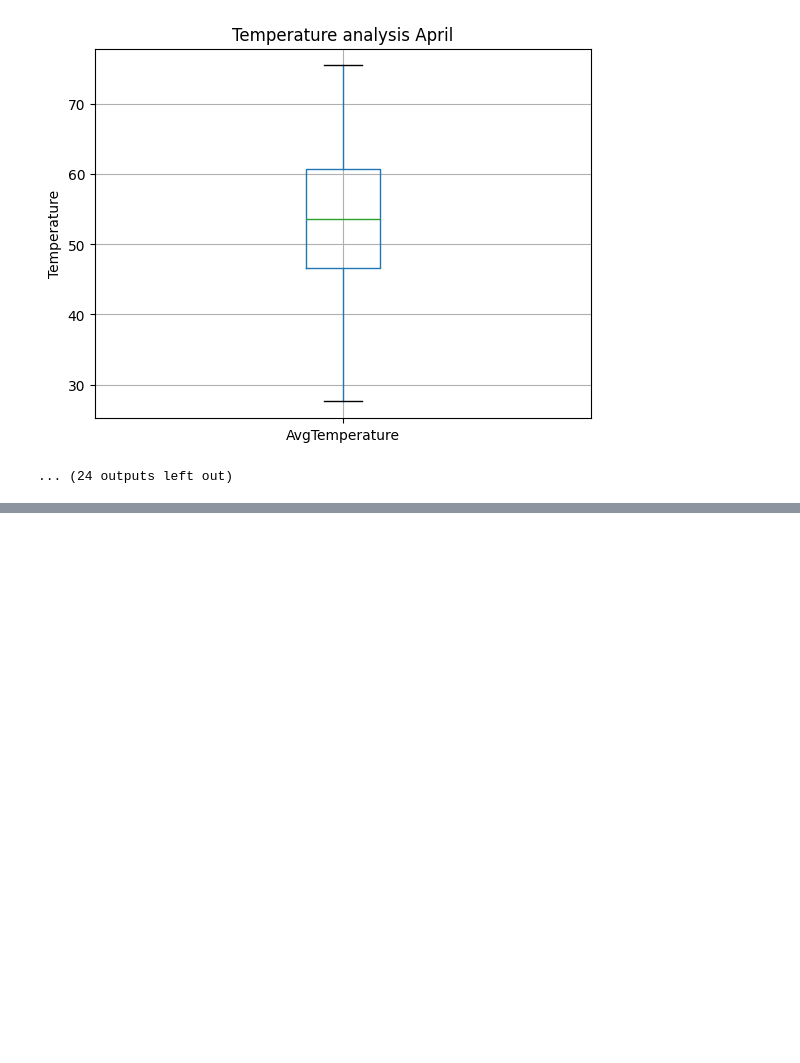
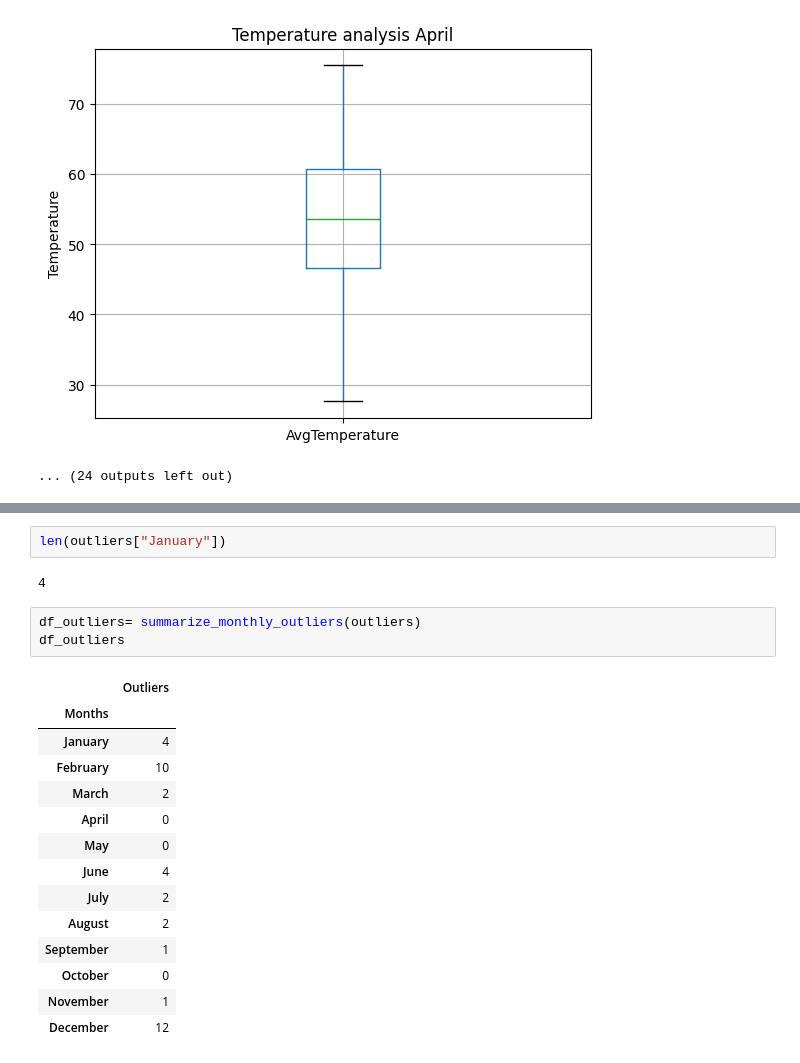
Before and after one commit to juanlopera23/temperature-time-series-analysis, a Jupyter notebook: eda.ipynb, the cells around one changed output, grey strips where cells are left out. Drawn from its saved outputs; the diff is of its cells as text; blank space fills up the shorter version.

```diff
--- a/eda.ipynb
+++ b/eda.ipynb
@@ -757,0 +750,22 @@ the upper limit is: 82.1
+# %%
+len(outliers["January"])
+# %% [output]
+4
+# %%
+df_outliers= summarize_monthly_outliers(outliers)
+df_outliers
+# %% [output]
+|  | Outliers |
+| Months |  |
+| January | 4 |
+| February | 10 |
+| March | 2 |
+| April | 0 |
+| May | 0 |
+| June | 4 |
+| July | 2 |
+| August | 2 |
+| September | 1 |
+| October | 0 |
+| November | 1 |
+| December | 12 |
```
Also changed, not shown: parts of 5 cells of this notebook, 2 other files.
